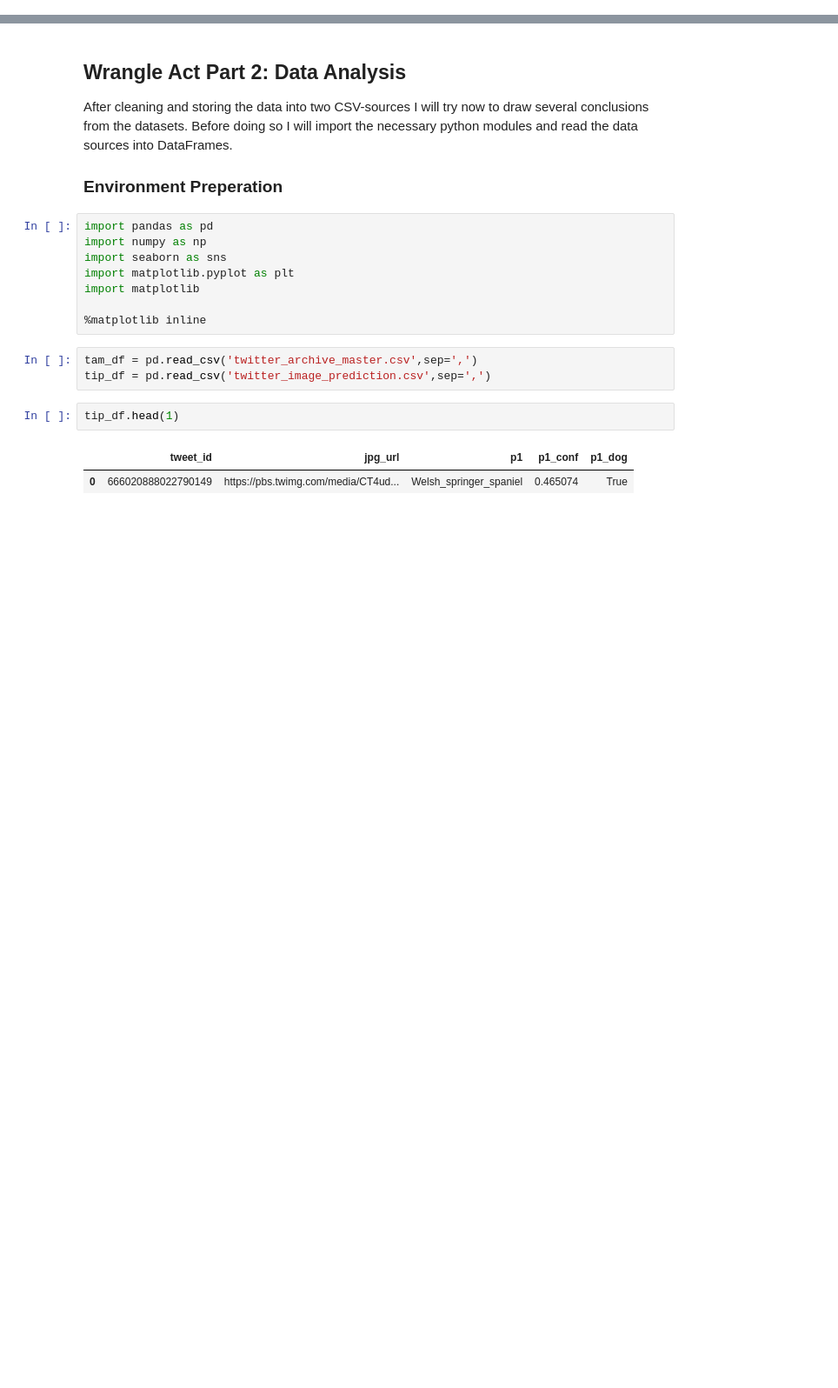
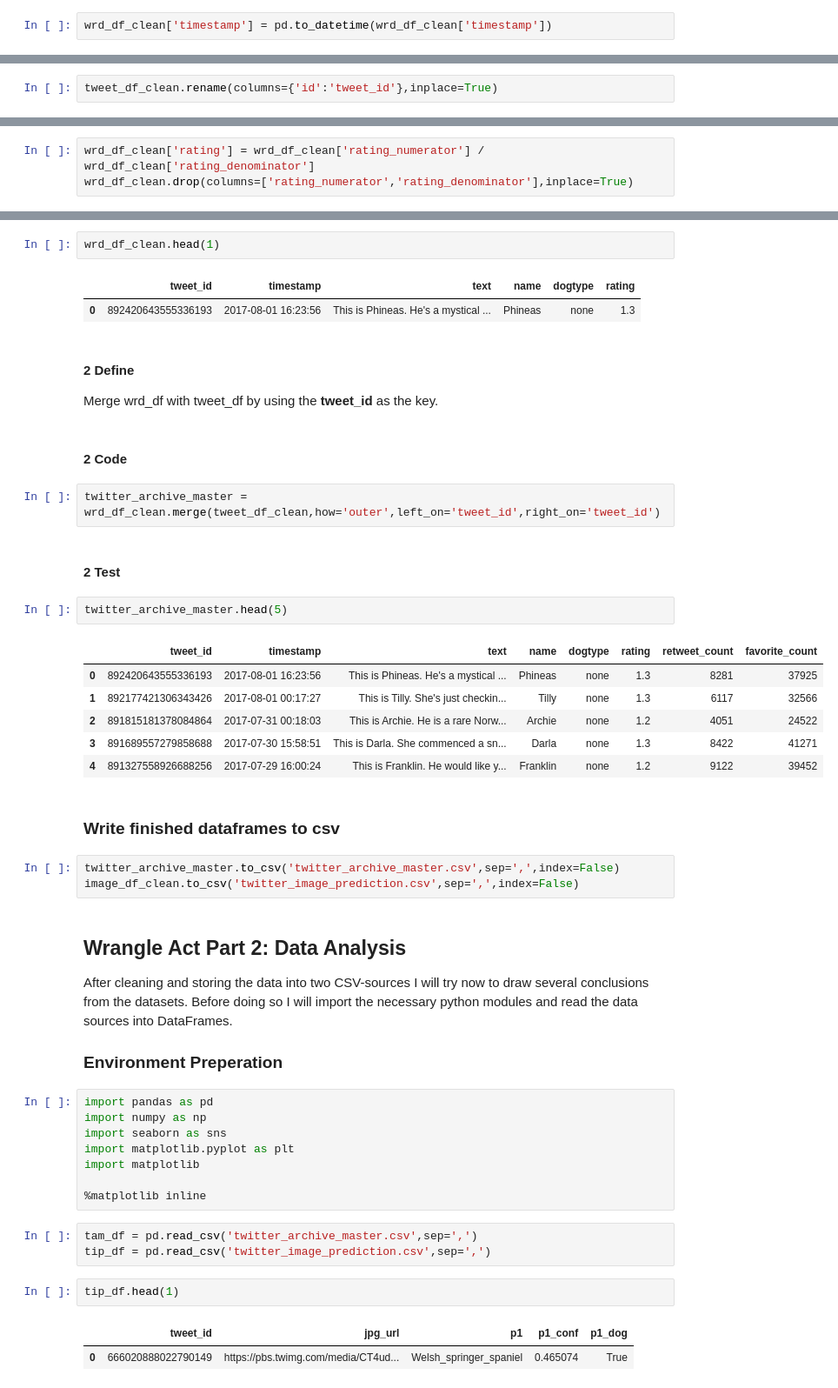
Before and after one commit to herrfeder/DataAnalyst, a Jupyter notebook: 04_project_wrangle_and_analyze_data/wrangle_act.ipynb, the cells around one changed output, grey strips where cells are left out. Shown at 87% size. Drawn from its saved outputs; the diff is of its cells as text; blank space fills up the shorter version.

```diff
--- a/04_project_wrangle_and_analyze_data/wrangle_act_02.ipynb
+++ b/04_project_wrangle_and_analyze_data/wrangle_act.ipynb
@@ -0,0 +385,2 @@
+# %%
+wrd_df_clean['timestamp'] = pd.to_datetime(wrd_df_clean['timestamp'])
@@ -0,0 +453,2 @@
+# %%
+tweet_df_clean.rename(columns={'id':'tweet_id'},inplace=True)
@@ -0,0 +471,3 @@
+# %%
+wrd_df_clean['rating'] = wrd_df_clean['rating_numerator'] / wrd_df_clean['rating_denominator']
+wrd_df_clean.drop(columns=['rating_numerator','rating_denominator'],inplace=True)
@@ -1,3 +476,31 @@
+# %%
+wrd_df_clean.head(1)
+# %% [output]
+|  | tweet_id | timestamp | text | name | dogtype | rating |
+| 0 | 892420643555336193 | 2017-08-01 16:23:56 | This is Phineas. He's a mystical ... | Phineas | none | 1.3 |
+# %% [markdown]
+#### 2 Define
+Merge wrd_df with tweet_df by using the __tweet_id__ as the key.
+# %% [markdown]
+#### 2 Code
+# %%
+twitter_archive_master = wrd_df_clean.merge(tweet_df_clean,how='outer',left_on='tweet_id',right_on='tweet_id')
+# %% [markdown]
+#### 2 Test
+# %%
+twitter_archive_master.head(5)
+# %% [output]
+|  | tweet_id | timestamp | text | name | dogtype | rating | retweet_count | favorite_count |
+| 0 | 892420643555336193 | 2017-08-01 16:23:56 | This is Phineas. He's a mystical ... | Phineas | none | 1.3 | 8281 | 37925 |
+| 1 | 892177421306343426 | 2017-08-01 00:17:27 | This is Tilly. She's just checkin... | Tilly | none | 1.3 | 6117 | 32566 |
+| 2 | 891815181378084864 | 2017-07-31 00:18:03 | This is Archie. He is a rare Norw... | Archie | none | 1.2 | 4051 | 24522 |
+| 3 | 891689557279858688 | 2017-07-30 15:58:51 | This is Darla. She commenced a sn... | Darla | none | 1.3 | 8422 | 41271 |
+| 4 | 891327558926688256 | 2017-07-29 16:00:24 | This is Franklin. He would like y... | Franklin | none | 1.2 | 9122 | 39452 |
+# %% [markdown]
+### Write finished dataframes to csv
+# %%
+twitter_archive_master.to_csv('twitter_archive_master.csv',sep=',',index=False)
+image_df_clean.to_csv('twitter_image_prediction.csv',sep=',',index=False)
 # %% [markdown]
 ## Wrangle Act Part 2: Data Analysis
 After cleaning and storing the data into two CSV-sources I will try now to draw several conclusions from the datasets. Before doing so I will import the necessary python modules and read the data sources into DataFrames.
```
Also changed, not shown: parts of 79 cells of this notebook, 7 other files.
